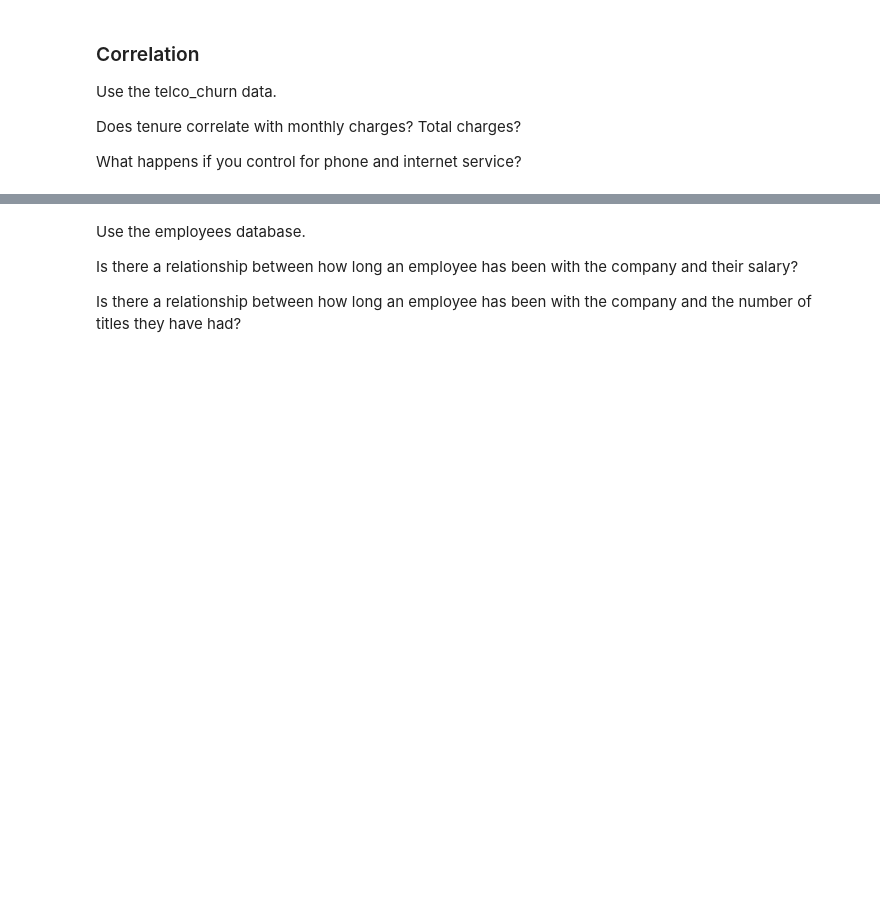
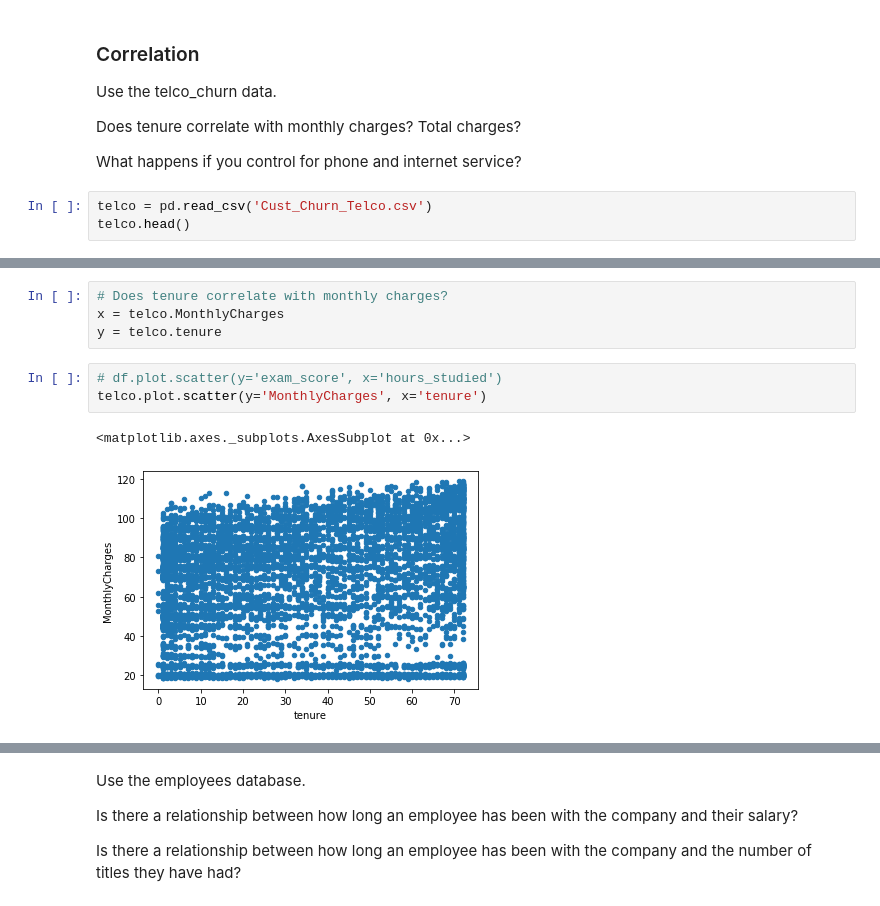
Before and after one commit to RyvynYoung/statistics-exercises, a Jupyter notebook: hypothesis_testing.ipynb, the cells around one changed output, grey strips where cells are left out. Drawn from its saved outputs; the diff is of its cells as text; blank space fills up the shorter version.

```diff
--- a/hypothesis_testing.ipynb
+++ b/hypothesis_testing.ipynb
@@ -474,3 +474,6 @@ Use the telco_churn data.
 Does tenure correlate with monthly charges? Total charges?
 
 What happens if you control for phone and internet service?
+# %%
+telco = pd.read_csv('Cust_Churn_Telco.csv')
+telco.head()
@@ -476,0 +488,10 @@ What happens if you control for phone and internet service?
+# %%
+# Does tenure correlate with monthly charges?
+x = telco.MonthlyCharges
+y = telco.tenure
+# %%
+# df.plot.scatter(y='exam_score', x='hours_studied')
+telco.plot.scatter(y='MonthlyCharges', x='tenure')
+# %% [output]
+<matplotlib.axes._subplots.AxesSubplot at 0x...>
+[figure, added]
```
Also changed, not shown: parts of 25 cells of this notebook.
